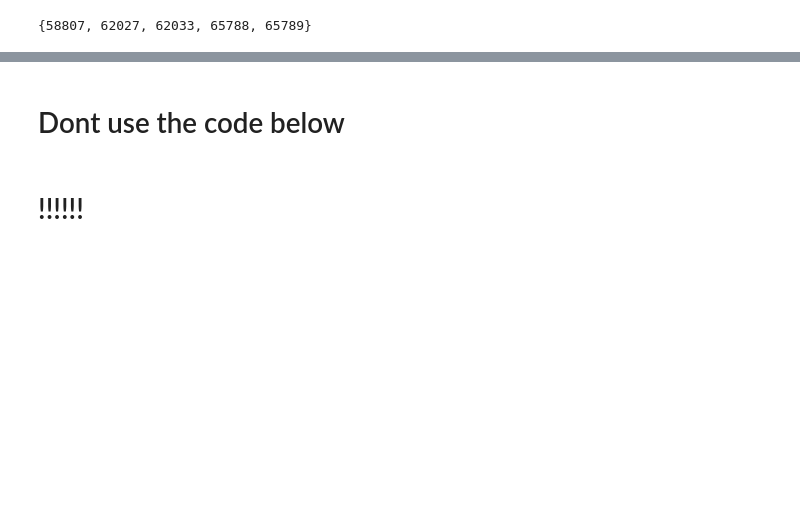
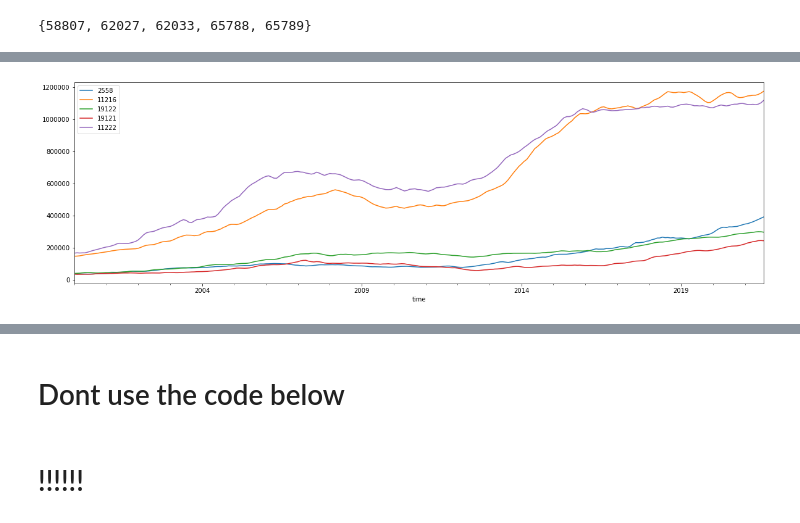
Before and after one commit to soohyunnie/forecasting_real_estate_prices, a Jupyter notebook: Avi_Rubin_Notebook _2.ipynb, the cells around one changed output, grey strips where cells are left out. Drawn from its saved outputs; the diff is of its cells as text; code cells hidden in the pictures; blank space fills up the shorter version.

```diff
--- a/Avi_Rubin_Notebook _2.ipynb
+++ b/Avi_Rubin_Notebook _2.ipynb
@@ -175,3 +175,42 @@ df_new
 | 1561 | 65788 | 1572 | 19121 | Zip | PA | PA | Philadelphia | Philadelphia-Camden-Wilmington | Philadelphia County | ... |
 | 5329 | 65789 | 5379 | 19122 | Zip | PA | PA | Philadelphia | Philadelphia-Camden-Wilmington | Philadelphia County | ... |
 | 16413 | 58807 | 16737 | 2558 | Zip | MA | MA | Wareham | Boston-Cambridge-Newton | Plymouth County | ... |
+# %%
+def melt_data(df):
+    """
+    Takes the zillow_data dataset in wide form or a subset of the zillow_dataset.
+    Returns a long-form datetime dataframe
+    with the datetime column names as the index and the values as the 'values' column.
+
+    If more than one row is passes in the wide-form dataset, the values column
+    will be the mean of the values from the datetime columns in all of the rows.
+    """
+
+    melted = pd.melt(df, id_vars=['RegionID', 'SizeRank', 'RegionName', 'RegionType', 'StateName', 'State', 'City', 'Metro', 'CountyName'], var_name='time')
+    melted['time'] = pd.to_datetime(melted['time'], infer_datetime_format=True)
+    melted = melted.dropna(subset=['value'])
+    return melted.groupby('time').aggregate({'value':'mean'})
+# %%
+df_11216 = df_new[df_new['RegionName']==11216]
+df_11222 = df_new[df_new['RegionName']==11222]
+df_19121 = df_new[df_new['RegionName']==19121]
+df_19122 = df_new[df_new['RegionName']==19122]
+df_2558  = df_new[df_new['RegionName']==2558]
+# %%
+df_11216 = melt_data(df_11216)
+df_11222= melt_data(df_11222)
+df_19121= melt_data(df_19121)
+df_19122= melt_data(df_19122)
+df_2558= melt_data(df_2558)
+# %%
+# import matplotlib.pyplot as plt
+fig, ax = plt.subplots(figsize=(20,6))
+df_2558.plot(ax=ax)
+df_11216.plot(ax=ax)
+df_19122.plot(ax=ax)
+df_19121.plot(ax=ax)
+df_11222.plot(ax=ax)
+ax.ticklabel_format(useOffset=False, style='plain', axis='y')
+ax.legend(['2558', '11216', '19122', '19121', '11222']);
+# %% [output]
+[figure, added]
```
Also changed, not shown: parts of 1 cell of this notebook.
